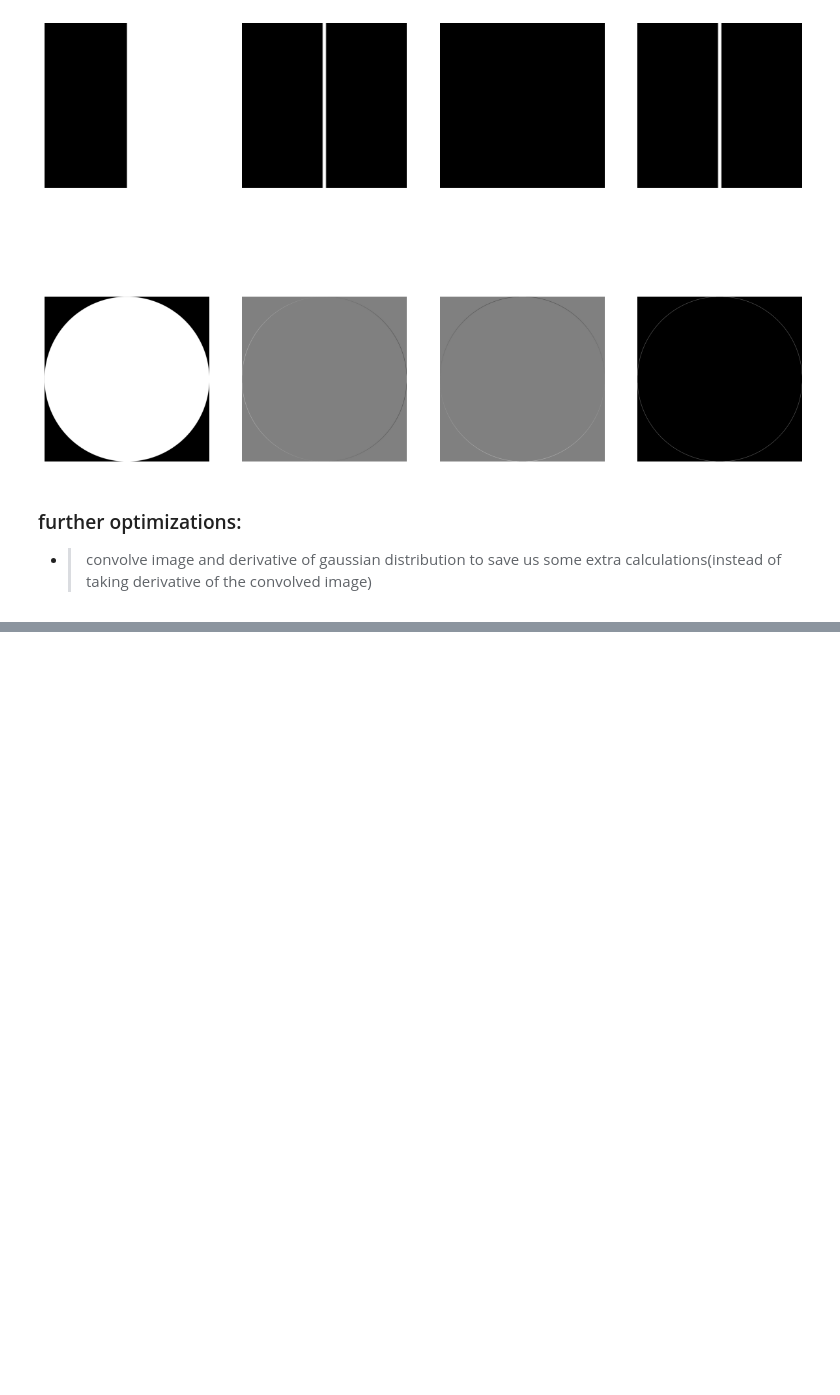
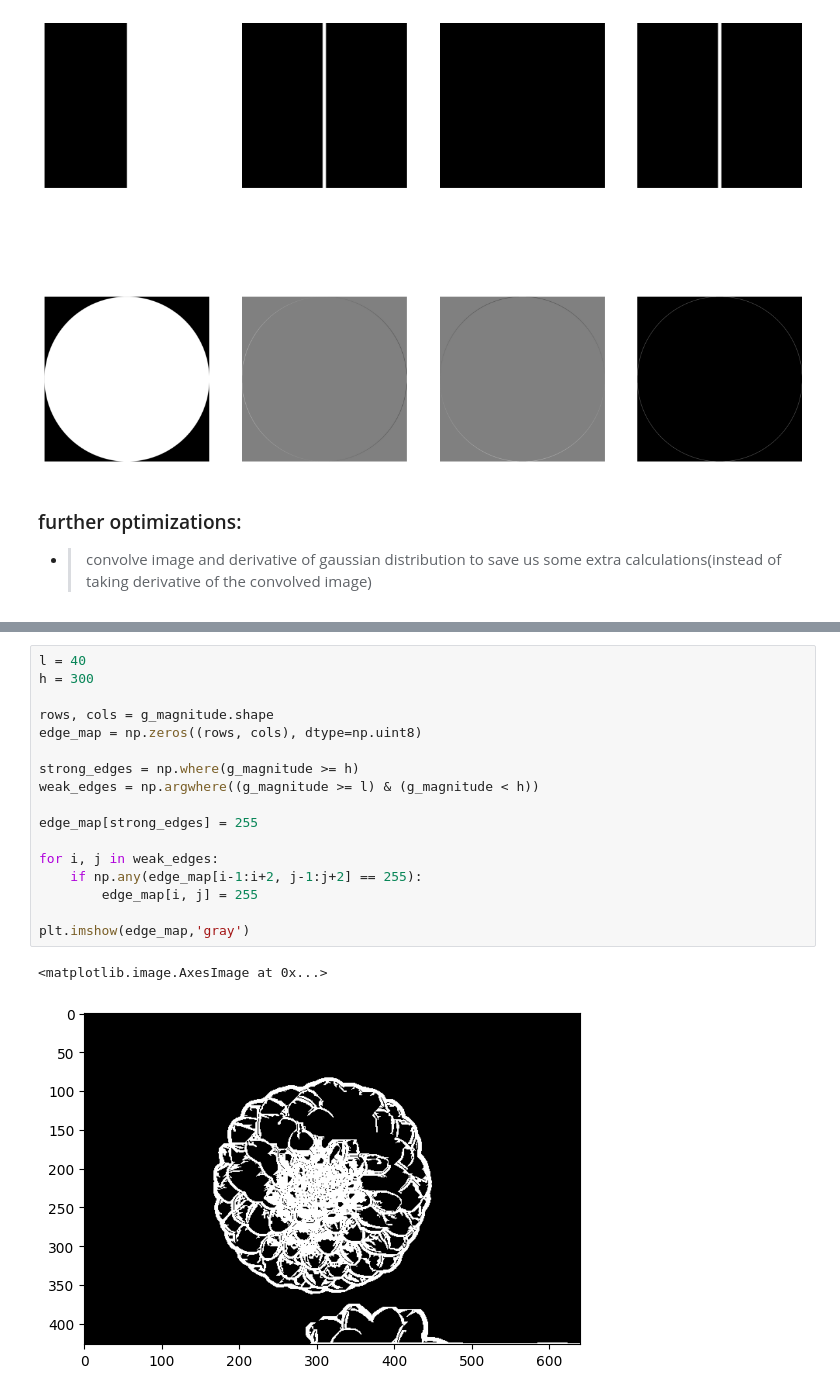
Before and after one commit to York-Citynew/edge_detection, a Jupyter notebook: edge_detection.ipynb, the cells around one changed output, grey strips where cells are left out. Cells and saved outputs as stored; diff of their text form; blank space fills up the shorter version.

```diff
--- a/edge_detection.ipynb
+++ b/edge_detection.ipynb
@@ -83,0 +109,20 @@ plt.show()
+# %%
+l = 40
+h = 300
+
+rows, cols = g_magnitude.shape
+edge_map = np.zeros((rows, cols), dtype=np.uint8)
+
+strong_edges = np.where(g_magnitude >= h)
+weak_edges = np.argwhere((g_magnitude >= l) & (g_magnitude < h))
+
+edge_map[strong_edges] = 255
+
+for i, j in weak_edges:
+    if np.any(edge_map[i-1:i+2, j-1:j+2] == 255):
+        edge_map[i, j] = 255
+
+plt.imshow(edge_map,'gray')
+# %% [output]
+<matplotlib.image.AxesImage at 0x...>
+[figure, added]
```
Also changed, not shown: parts of 4 cells of this notebook, 1 other file.
